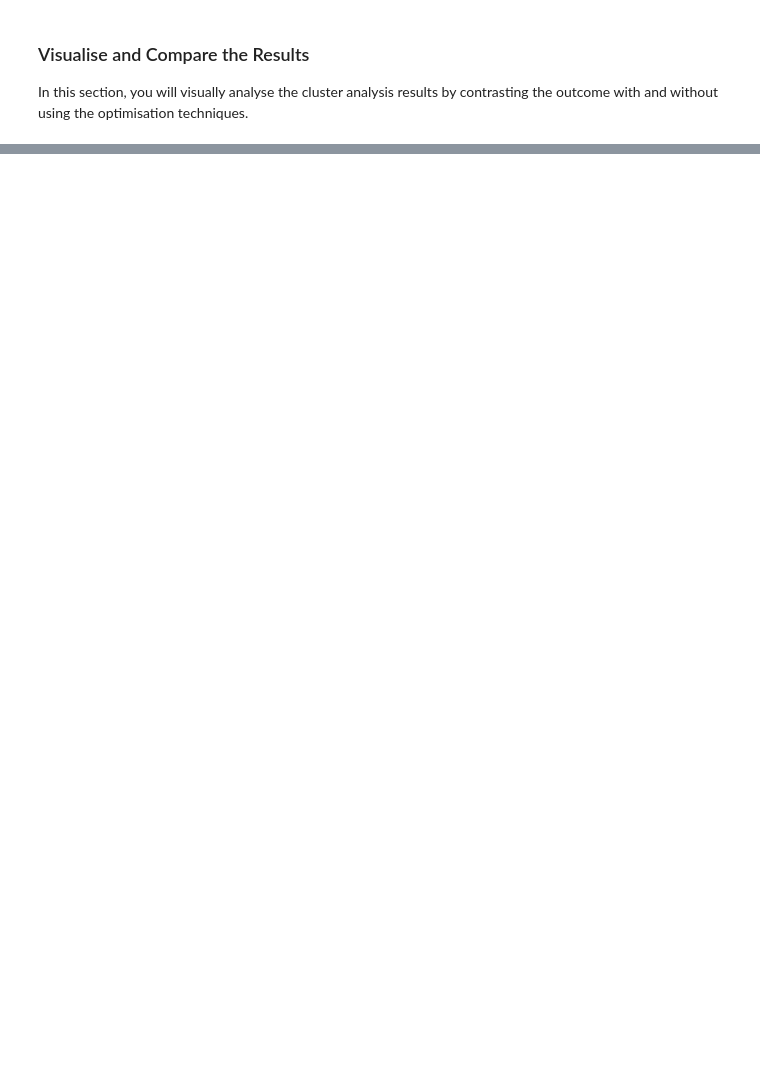
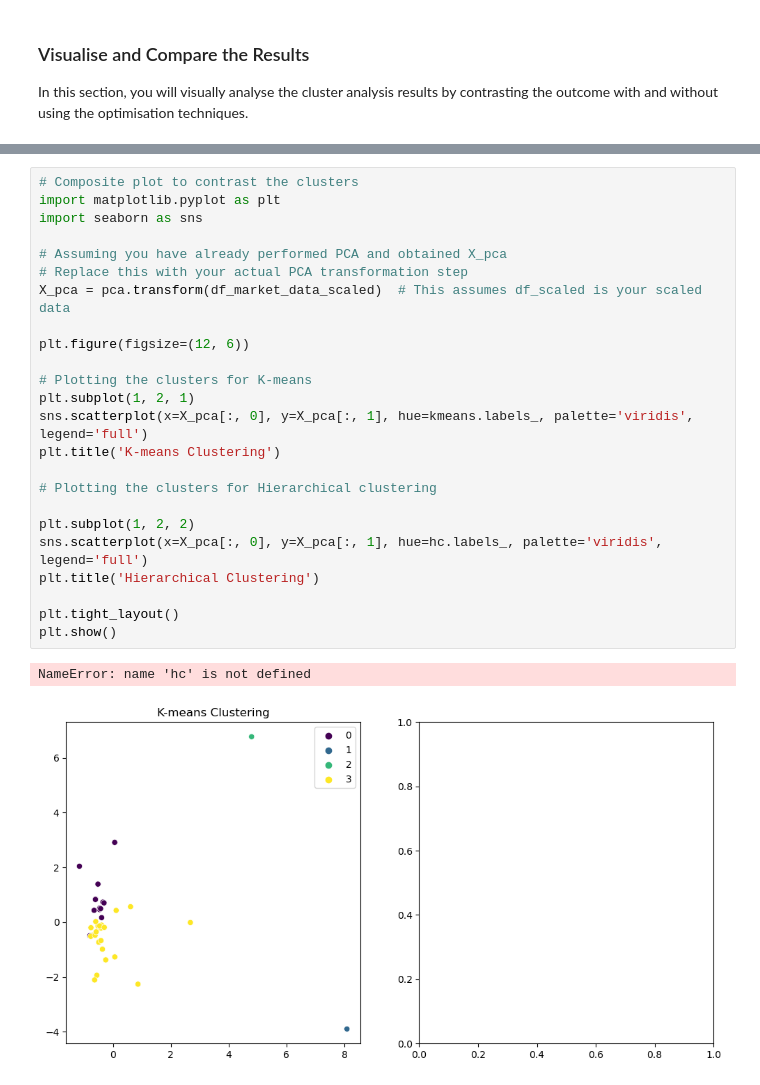
Before and after one commit to Dinna-ux/CryptoClustering, a Jupyter notebook: Crypto_Clustering.ipynb, the cells around one changed output, grey strips where cells are left out. Drawn from its saved outputs; the diff is of its cells as text; blank space fills up the shorter version.

```diff
--- a/Crypto_Clustering.ipynb
+++ b/Crypto_Clustering.ipynb
@@ -369,0 +384,27 @@ NameError: name 'scatter_plot' is not defined
+# %%
+# Composite plot to contrast the clusters
+import matplotlib.pyplot as plt
+import seaborn as sns
+
+# Assuming you have already performed PCA and obtained X_pca
+# Replace this with your actual PCA transformation step
+X_pca = pca.transform(df_market_data_scaled)  # This assumes df_scaled is your scaled data
+
+plt.figure(figsize=(12, 6))
+
+# Plotting the clusters for K-means
+plt.subplot(1, 2, 1)
+sns.scatterplot(x=X_pca[:, 0], y=X_pca[:, 1], hue=kmeans.labels_, palette='viridis', legend='full')
+plt.title('K-means Clustering')
+
+# Plotting the clusters for Hierarchical clustering
+
+plt.subplot(1, 2, 2)
+sns.scatterplot(x=X_pca[:, 0], y=X_pca[:, 1], hue=hc.labels_, palette='viridis', legend='full')
+plt.title('Hierarchical Clustering')
+
+plt.tight_layout()
+plt.show()
+# %% [output]
+NameError: name 'hc' is not defined
+[figure, added]
```
Also changed, not shown: parts of 5 cells of this notebook, 1 other file.
